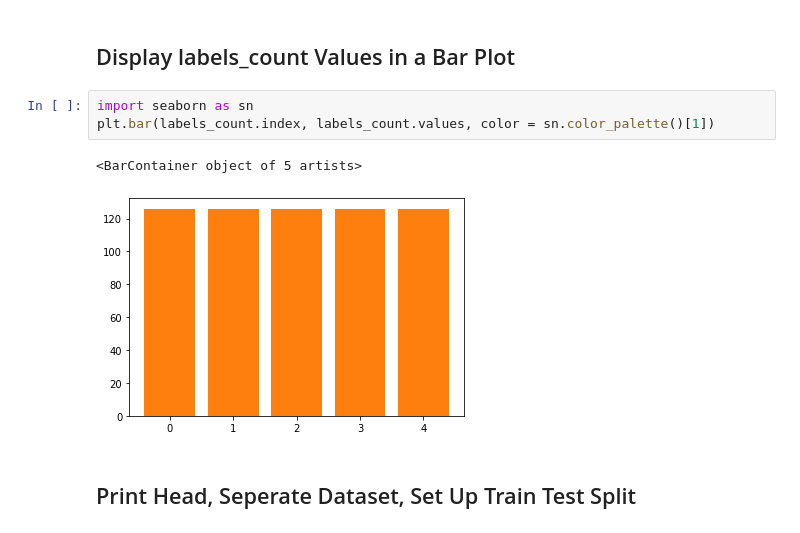
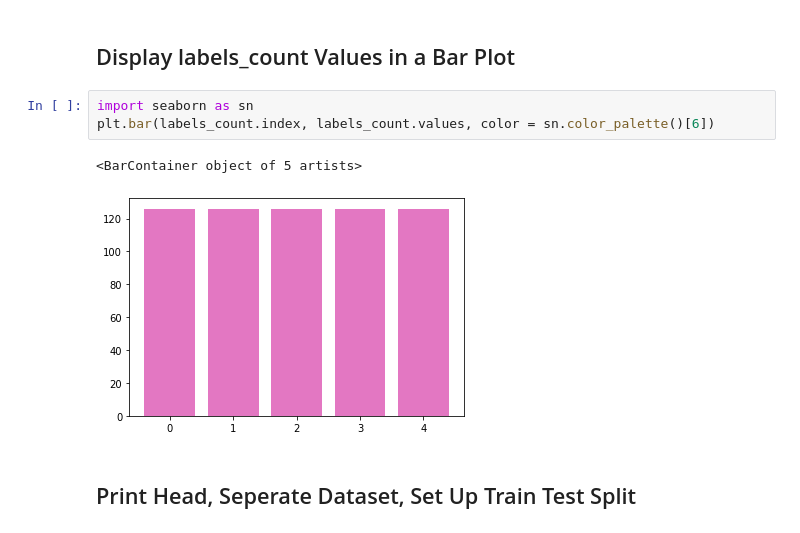
Before and after one commit to AirPro/Module5HandsOnRNNFreidrd, a Jupyter notebook: Mod5HandsOnRNNFreidrd.ipynb, the cells around one changed output. Saved outputs shown, nothing was run; the diff lists cells and outputs as text.

```diff
--- a/Mod5HandsOnRNNFreidrd.ipynb
+++ b/Mod5HandsOnRNNFreidrd.ipynb
@@ -53,10 +53,10 @@ Name: sl, dtype: int64
 ## Display labels_count Values in a Bar Plot
 # %%
 import seaborn as sn
-plt.bar(labels_count.index, labels_count.values, color = sn.color_palette()[1])
+plt.bar(labels_count.index, labels_count.values, color = sn.color_palette()[6])
 # %% [output]
 <BarContainer object of 5 artists>
-[figure, old version]
+[figure, new version]
 # %% [markdown]
 ## Print Head, Seperate Dataset, Set Up Train Test Split
 # %%
```
Also changed, not shown: parts of 9 cells of this notebook.
